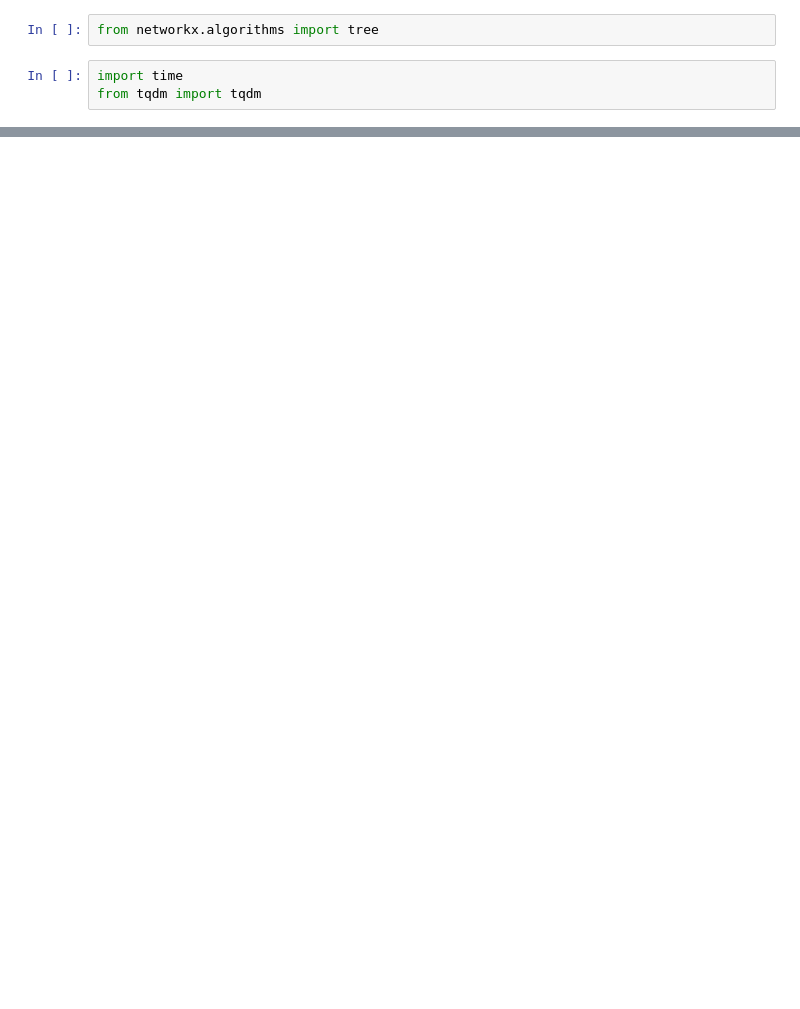
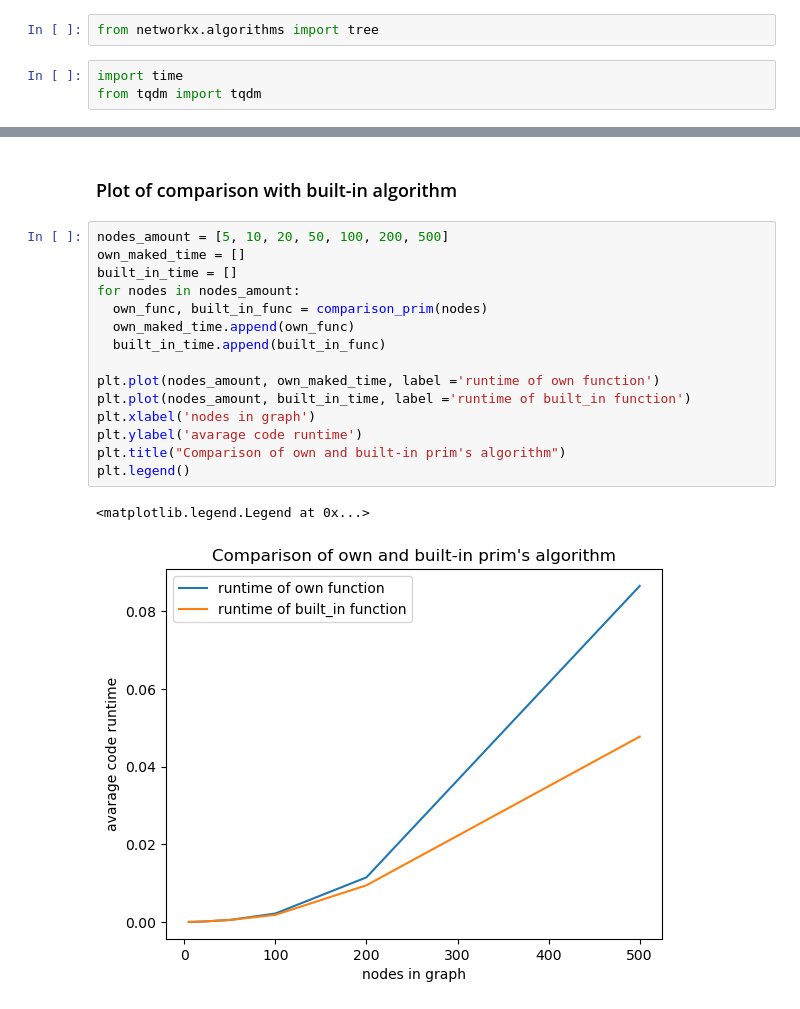
Before and after one commit to BohdanPavliuk/Lab_Discrete, a Jupyter notebook: task1/prime_&_kruskal.ipynb, the cells around one changed output, grey strips where cells are left out. Drawn from its saved outputs; the diff is of its cells as text; blank space fills up the shorter version.

```diff
--- a/task1/prime_&_kruskal.ipynb
+++ b/task1/prime_&_kruskal.ipynb
@@ -136,0 +134,20 @@ print(time_taken_built / NUM_OF_ITERATIONS)
+# %% [markdown]
+### Plot of comparison with built-in algorithm
+# %%
+nodes_amount = [5, 10, 20, 50, 100, 200, 500]
+own_maked_time = []
+built_in_time = []
+for nodes in nodes_amount:
+  own_func, built_in_func = comparison_prim(nodes)
+  own_maked_time.append(own_func)
+  built_in_time.append(built_in_func)
+
+plt.plot(nodes_amount, own_maked_time, label ='runtime of own function')
+plt.plot(nodes_amount, built_in_time, label ='runtime of built_in function')
+plt.xlabel('nodes in graph')
+plt.ylabel('avarage code runtime')
+plt.title("Comparison of own and built-in prim's algorithm")
+plt.legend()
+# %% [output]
+<matplotlib.legend.Legend at 0x...>
+[figure, added]
```
Also changed, not shown: parts of 11 cells of this notebook.
